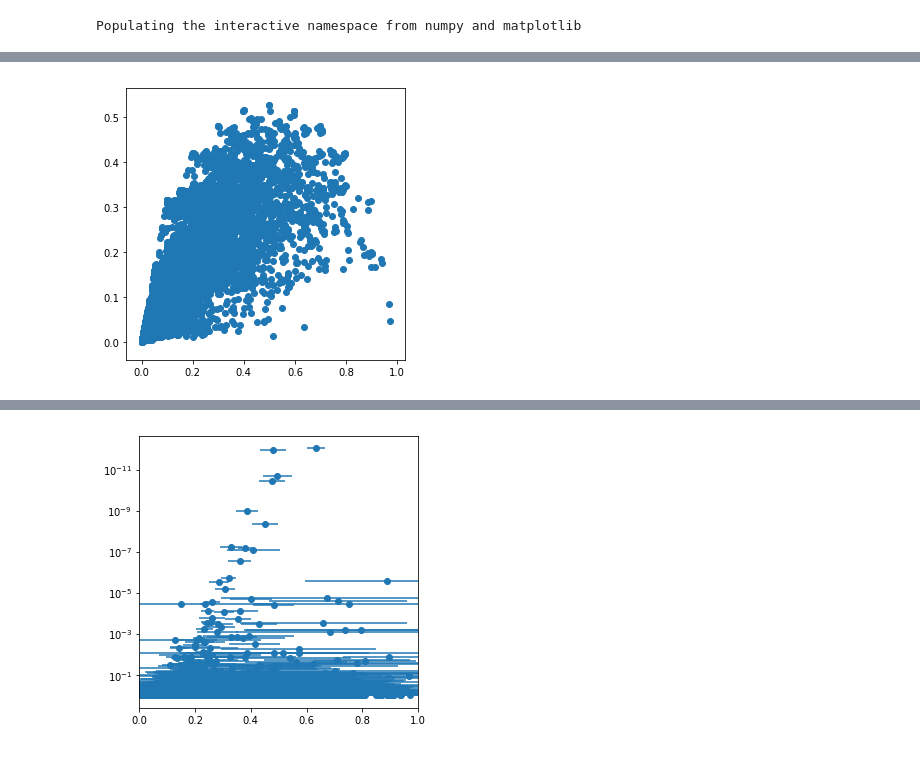
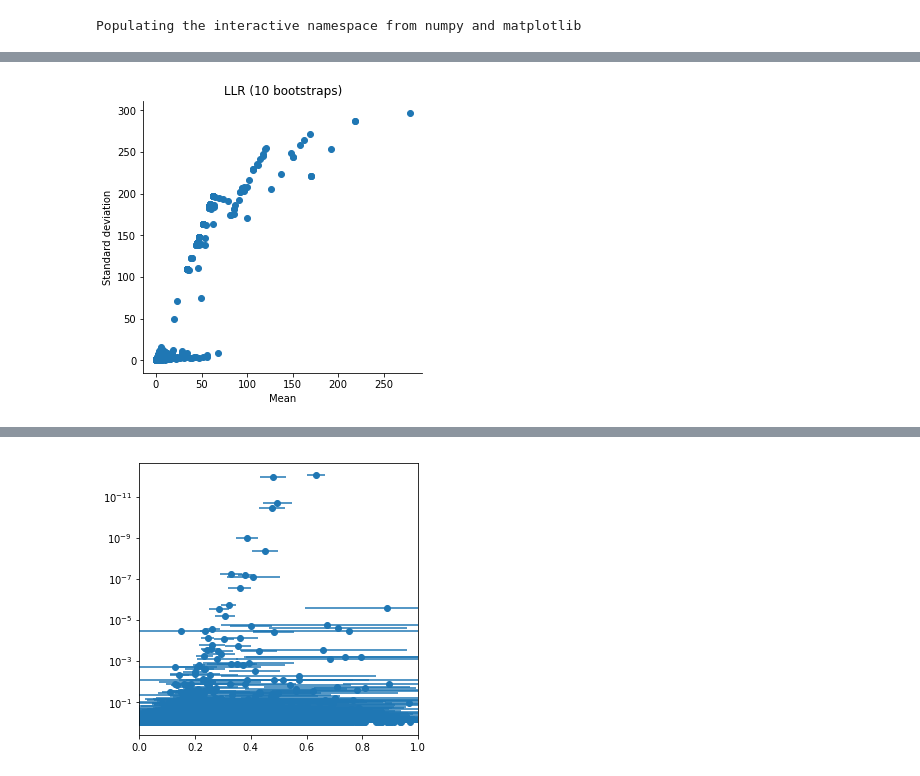
Before and after one commit to Teichlab/SpatialDE, a Jupyter notebook: Analysis/Theory/Bootstraps/Investigate Robustness.ipynb, the cells around one changed output, grey strips where cells are left out. Saved outputs shown, nothing was run; the diff lists cells and outputs as text; code cells hidden in the pictures.

Commit message:
Made bootstrap figures

```diff
--- a/Analysis/Theory/Bootstraps/Investigate Robustness.ipynb
+++ b/Analysis/Theory/Bootstraps/Investigate Robustness.ipynb
@@ -1,6 +1,8 @@
 # %%
 %pylab inline
 import pandas as pd
+rcParams['axes.spines.top'] = False
+rcParams['axes.spines.right'] = False
 # %% [output]
 Populating the interactive namespace from numpy and matplotlib
 # %%
@@ -27,5 +63,9 @@ plt.axvline(0.05, lw=1, c='k', ls='--');
 # %%
-plt.scatter(h.groupby('g')['fraction_spatial_variance'].mean(),
-            h.groupby('g')['fraction_spatial_variance'].std());
+plt.scatter(h.groupby('g')['LLR'].mean(),
+            h.groupby('g')['LLR'].std());
+
+plt.title('LLR (10 bootstraps)')
+plt.xlabel('Mean')
+plt.ylabel('Standard deviation');
 # %% [output]
-[figure, old version]
+[figure, new version]
```
Also changed, not shown: parts of 6 cells of this notebook, 1 other file.
